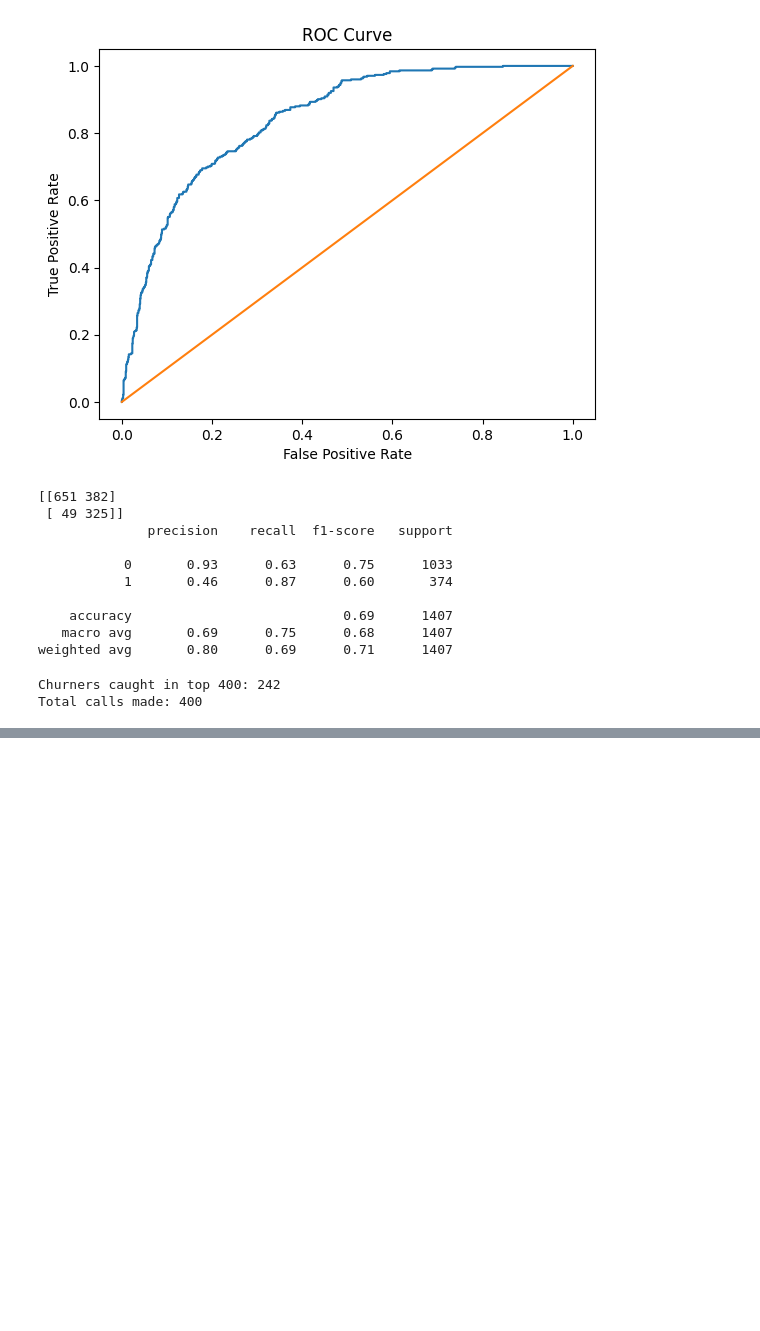
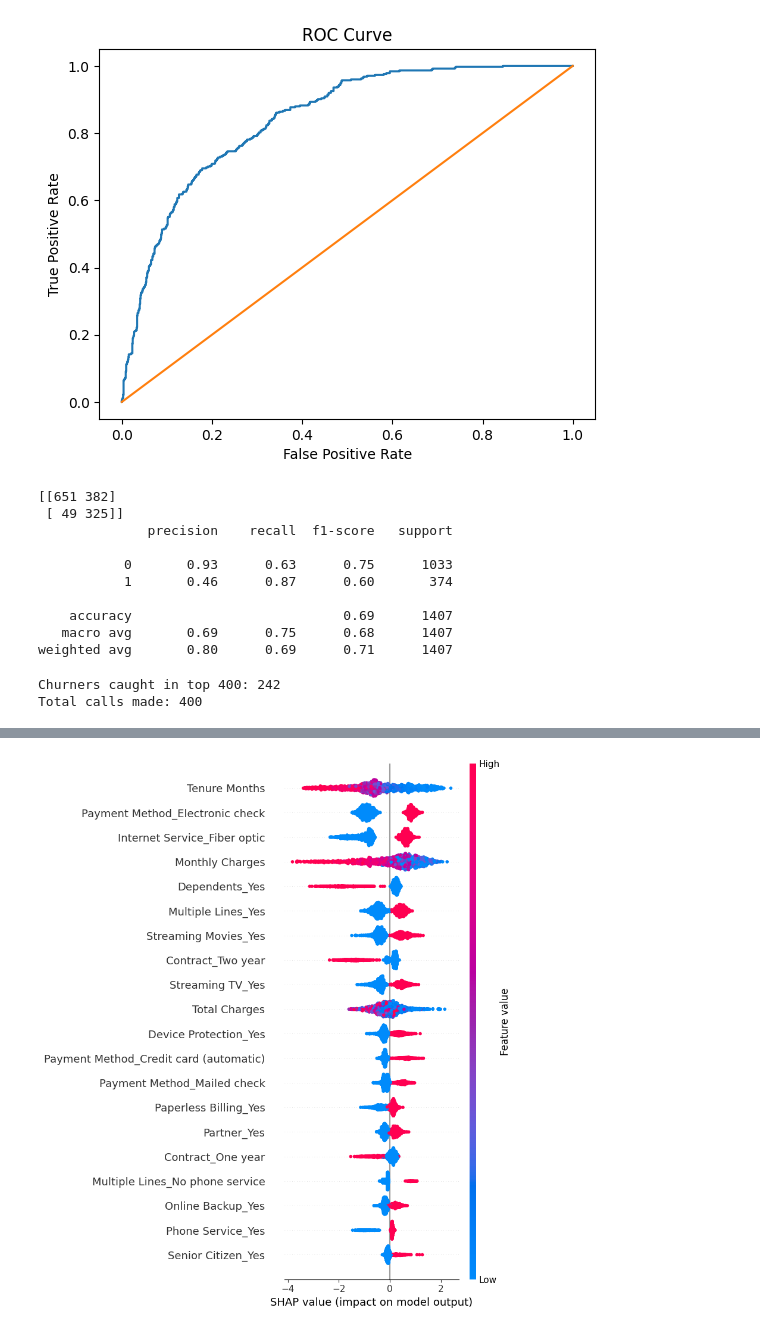
Before and after one commit to jacobabhihail-tech/customer-churn-prediction-ml, a Jupyter notebook: notebooks/01_eda_and_cleaning.ipynb, the cells around one changed output, grey strips where cells are left out. Cells and saved outputs as stored; diff of their text form; code cells hidden in the pictures; blank space fills up the shorter version.

```diff
--- a/notebooks/01_eda_and_cleaning.ipynb
+++ b/notebooks/01_eda_and_cleaning.ipynb
@@ -320,0 +657,11 @@ Total calls made: 400
+# %%
+from xgboost import XGBClassifier
+
+# Create model
+xgb_model = XGBClassifier(
+    random_state=42,
+    eval_metric="logloss"
+)
+
+# Train model
+xgb_model.fit(X_train_res, y_train_res)
@@ -320,0 +681,13 @@ Total calls made: 400
+# %%
+import shap
+
+# Create SHAP explainer
+explainer = shap.TreeExplainer(xgb_model)
+
+# Calculate SHAP values
+shap_values = explainer.shap_values(X_test)
+
+# Plot summary
+shap.summary_plot(shap_values, X_test)
+# %% [output]
+[figure, added]
```
Also changed, not shown: parts of 45 cells of this notebook, 4 other files.
